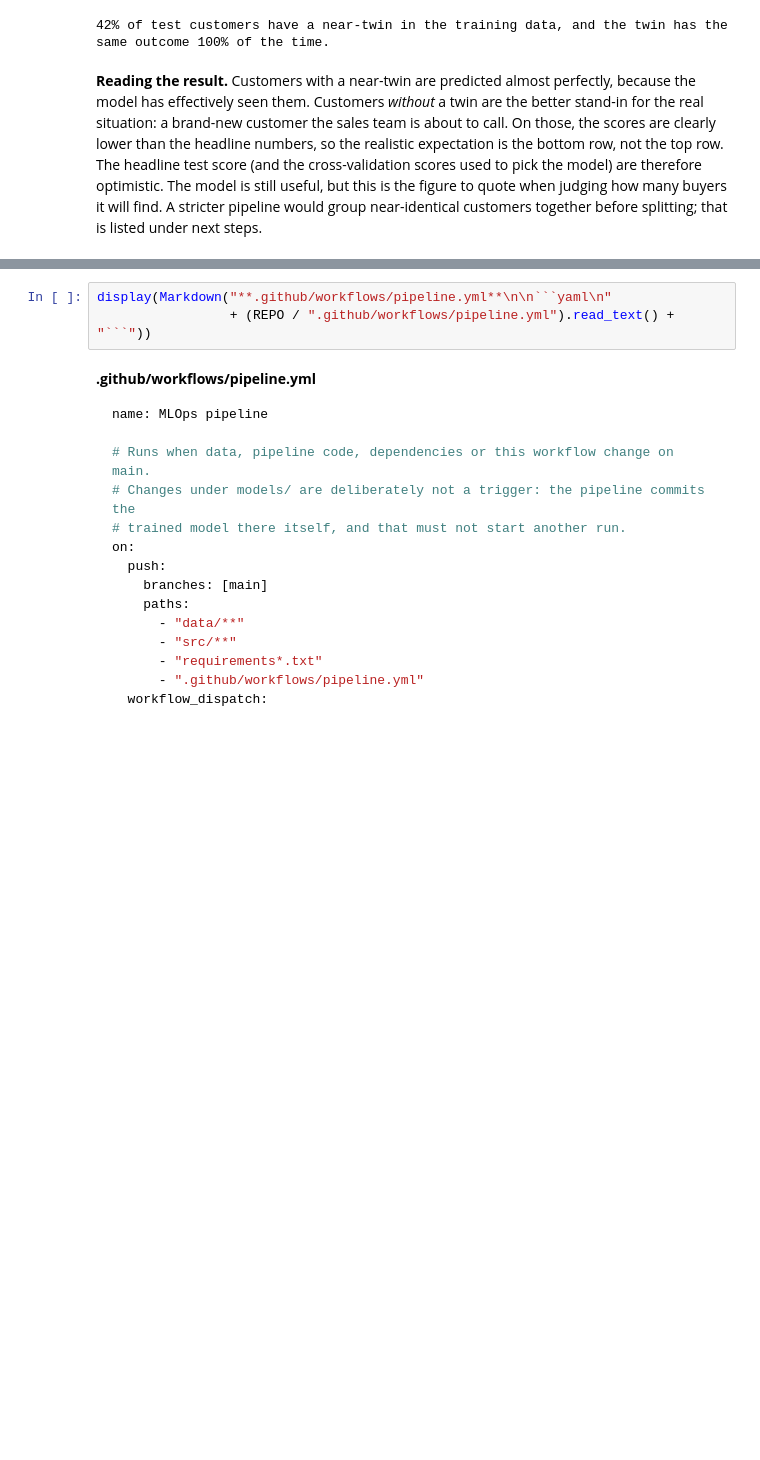
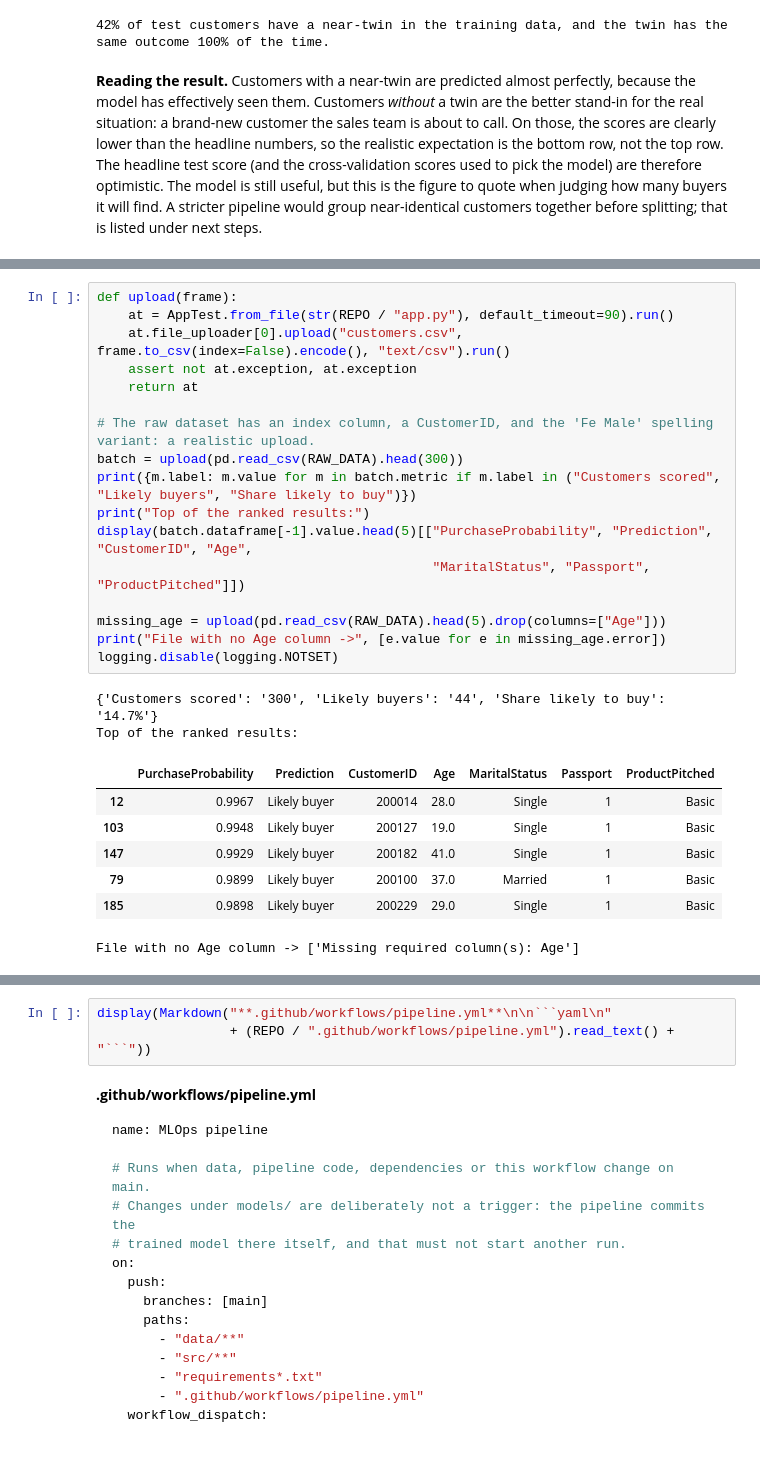
Before and after one commit to phaniapsr/tourism-package-prediction, a Jupyter notebook: notebook/Tourism_Package_Prediction.ipynb, the cells around one changed output, grey strips where cells are left out. Saved outputs shown, nothing was run; the diff lists cells and outputs as text; blank space fills up the shorter version.

```diff
--- a/notebook/Tourism_Package_Prediction.ipynb
+++ b/notebook/Tourism_Package_Prediction.ipynb
@@ -809,3 +877,30 @@ display(pd.DataFrame(examples).style.hide(axis="index"))
+# %%
+def upload(frame):
+    at = AppTest.from_file(str(REPO / "app.py"), default_timeout=90).run()
+    at.file_uploader[0].upload("customers.csv", frame.to_csv(index=False).encode(), "text/csv").run()
+    assert not at.exception, at.exception
+    return at
+
+# The raw dataset has an index column, a CustomerID, and the 'Fe Male' spelling variant: a realistic upload.
+batch = upload(pd.read_csv(RAW_DATA).head(300))
+print({m.label: m.value for m in batch.metric if m.label in ("Customers scored", "Likely buyers", "Share likely to buy")})
+print("Top of the ranked results:")
+display(batch.dataframe[-1].value.head(5)[["PurchaseProbability", "Prediction", "CustomerID", "Age",
+                                           "MaritalStatus", "Passport", "ProductPitched"]])
+
+missing_age = upload(pd.read_csv(RAW_DATA).head(5).drop(columns=["Age"]))
+print("File with no Age column ->", [e.value for e in missing_age.error])
+logging.disable(logging.NOTSET)
+# %% [output]
+{'Customers scored': '300', 'Likely buyers': '44', 'Share likely to buy': '14.7%'}
+Top of the ranked results:
+|  | PurchaseProbability | Prediction | CustomerID | Age | MaritalStatus | Passport | ProductPitched |
+| 12 | 0.9967 | Likely buyer | 200014 | 28.0 | Single | 1 | Basic |
+| 103 | 0.9948 | Likely buyer | 200127 | 19.0 | Single | 1 | Basic |
+| 147 | 0.9929 | Likely buyer | 200182 | 41.0 | Single | 1 | Basic |
+| 79 | 0.9899 | Likely buyer | 200100 | 37.0 | Married | 1 | Basic |
+| 185 | 0.9898 | Likely buyer | 200229 | 29.0 | Single | 1 | Basic |
+File with no Age column -> ['Missing required column(s): Age']
 # %% [markdown]
 ## 6. MLOps pipeline (GitHub Actions)
 
```
Also changed, not shown: parts of 8 cells of this notebook, 7 other files.
